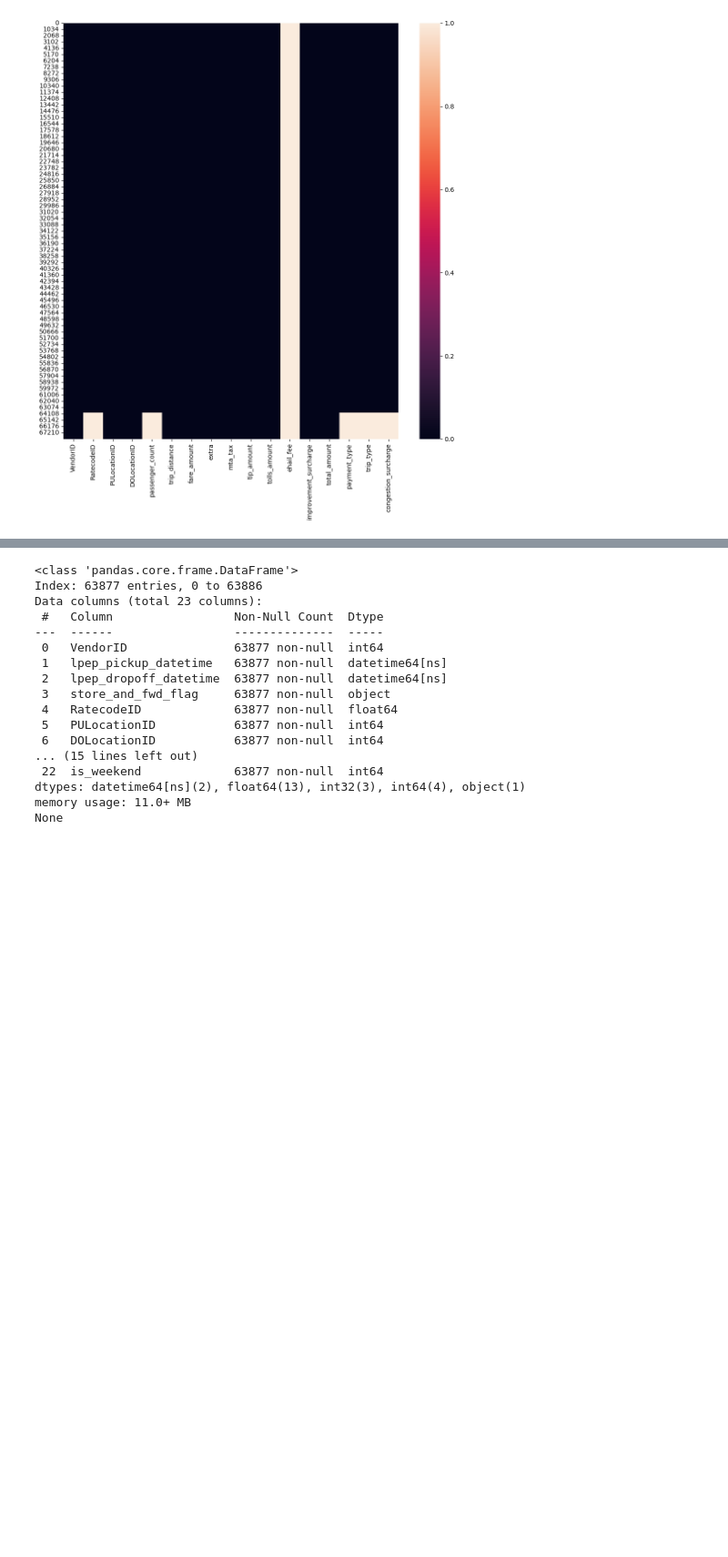
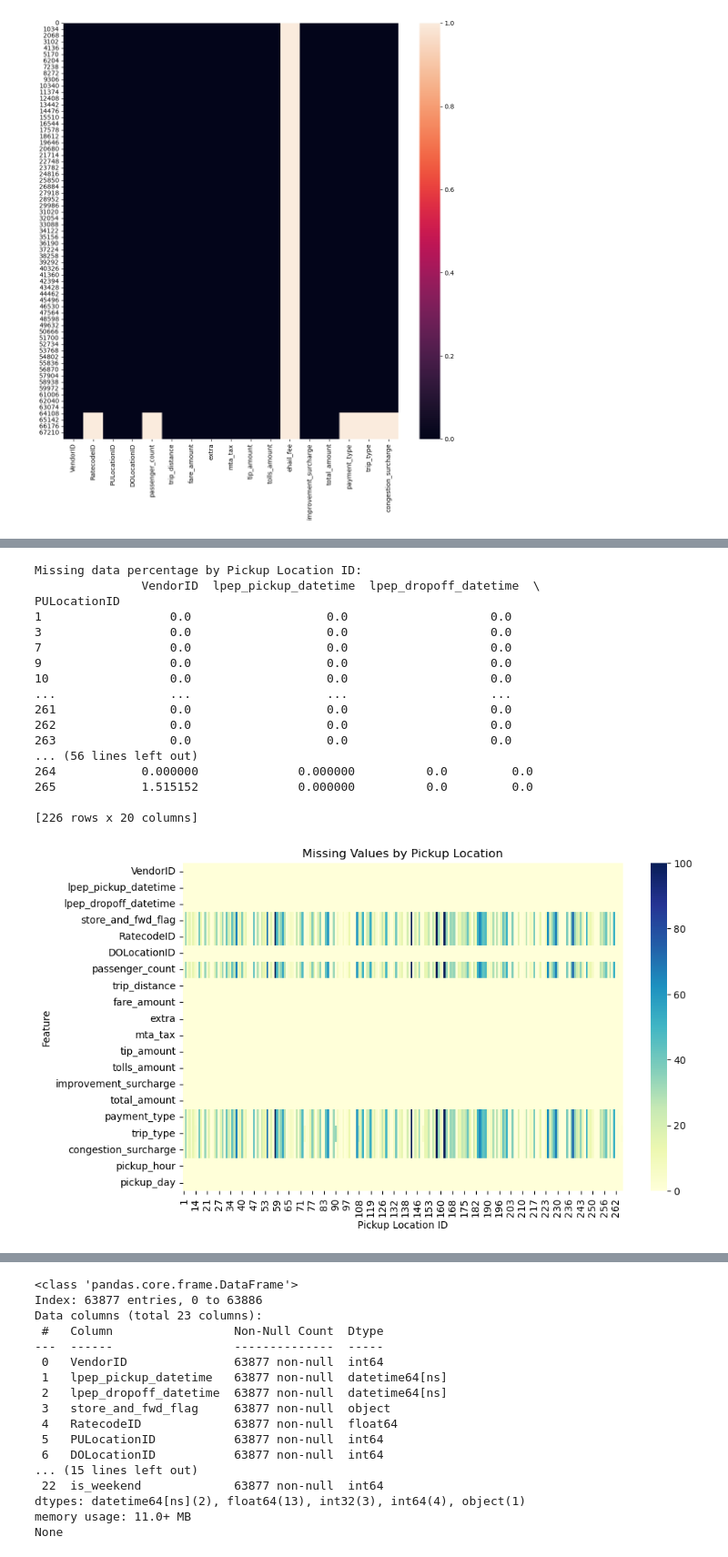
Before and after one commit to tdarum/NewYorkFleet, a Jupyter notebook: Capstone2Theresia-NYTaxi.ipynb, the cells around one changed output, grey strips where cells are left out. Shown at 91% size. Saved outputs shown, nothing was run; the diff lists cells and outputs as text; code cells hidden in the pictures; blank space fills up the shorter version.

```diff
--- a/Capstone2Theresia-NYTaxi.ipynb
+++ b/Capstone2Theresia-NYTaxi.ipynb
@@ -262,0 +385,33 @@ None
+# %%
+# Location-based missing data analysis: check if missing data is location-related
+# Calculate missing data percentage by pickup location ID
+location_missing_data = df.groupby('PULocationID').apply(lambda x: x.isnull().mean() * 100, include_groups=False)
+
+print("Missing data percentage by Pickup Location ID:\n", location_missing_data)
+
+# Plot missing data by location
+plt.figure(figsize=(10, 6))
+sns.heatmap(location_missing_data.T, cmap="YlGnBu", annot=False)
+plt.title("Missing Values by Pickup Location")
+plt.xlabel("Pickup Location ID")
+plt.ylabel("Feature")
+plt.show()
+# %% [output]
+Missing data percentage by Pickup Location ID:
+               VendorID  lpep_pickup_datetime  lpep_dropoff_datetime  \
+PULocationID
+1                  0.0                   0.0                    0.0
+3                  0.0                   0.0                    0.0
+7                  0.0                   0.0                    0.0
+9                  0.0                   0.0                    0.0
+10                 0.0                   0.0                    0.0
+...                ...                   ...                    ...
+261                0.0                   0.0                    0.0
+262                0.0                   0.0                    0.0
+263                0.0                   0.0                    0.0
+... (56 lines left out)
+264            0.000000              0.000000          0.0         0.0
+265            1.515152              0.000000          0.0         0.0
+
+[226 rows x 20 columns]
+[figure, added]
```
Also changed, not shown: parts of 31 cells of this notebook.
